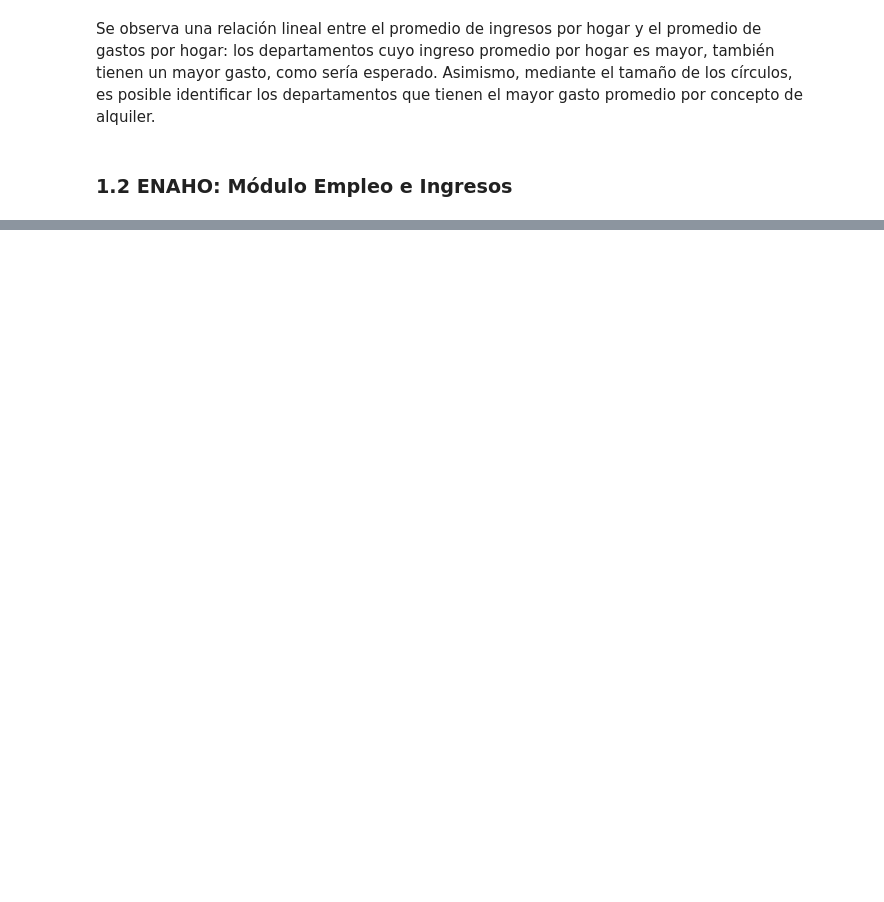
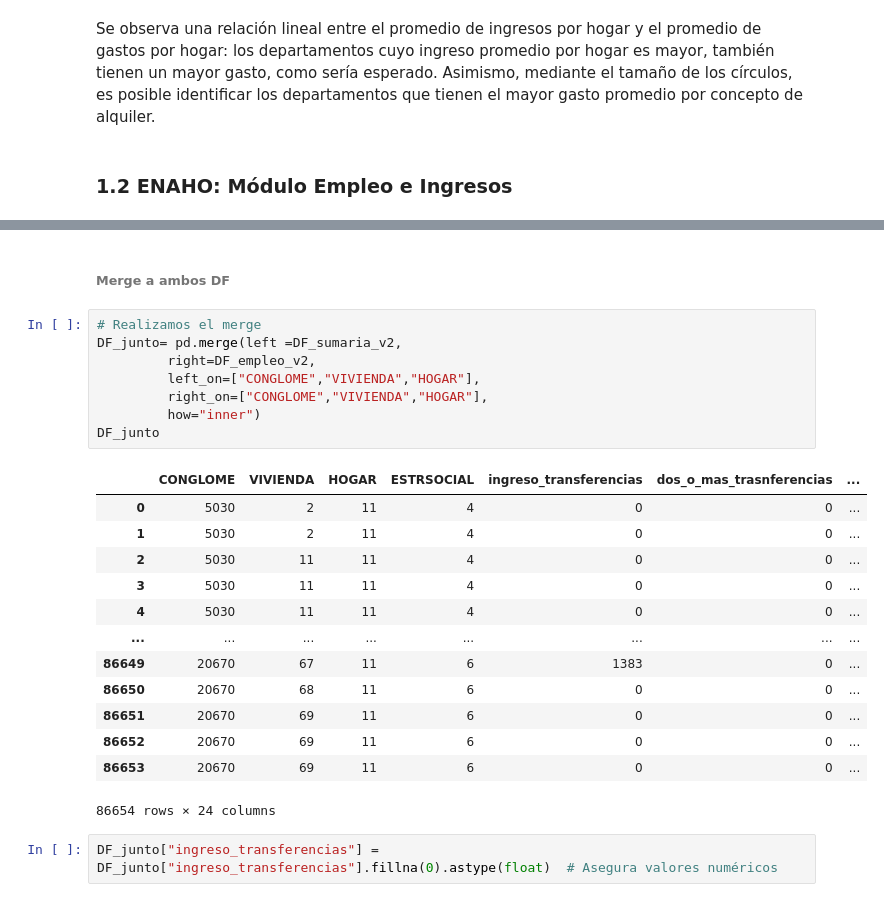
Before and after one commit to AlexandraPJ/QLAB_PYTHON, a Jupyter notebook: Trabajo Final.ipynb, the cells around one changed output, grey strips where cells are left out. Cells and saved outputs as stored; diff of their text form; blank space fills up the shorter version.

```diff
--- a/Trabajo Final.ipynb
+++ b/Trabajo Final.ipynb
@@ -440,0 +485,26 @@ DF_empleo= pd.read_csv("Enaho01a-2023-500.csv", encoding="latin-1", low_memory=F
+# %% [markdown]
+###### Merge a ambos DF
+# %%
+# Realizamos el merge
+DF_junto= pd.merge(left =DF_sumaria_v2,
+         right=DF_empleo_v2,
+         left_on=["CONGLOME","VIVIENDA","HOGAR"],
+         right_on=["CONGLOME","VIVIENDA","HOGAR"],
+         how="inner")
+DF_junto
+# %% [output]
+|  | CONGLOME | VIVIENDA | HOGAR | ESTRSOCIAL | ingreso_transferencias | dos_o_mas_trasnferencias | ... |
+| 0 | 5030 | 2 | 11 | 4 | 0 | 0 | ... |
+| 1 | 5030 | 2 | 11 | 4 | 0 | 0 | ... |
+| 2 | 5030 | 11 | 11 | 4 | 0 | 0 | ... |
+| 3 | 5030 | 11 | 11 | 4 | 0 | 0 | ... |
+| 4 | 5030 | 11 | 11 | 4 | 0 | 0 | ... |
+| ... | ... | ... | ... | ... | ... | ... | ... |
+| 86649 | 20670 | 67 | 11 | 6 | 1383 | 0 | ... |
+| 86650 | 20670 | 68 | 11 | 6 | 0 | 0 | ... |
+| 86651 | 20670 | 69 | 11 | 6 | 0 | 0 | ... |
+| 86652 | 20670 | 69 | 11 | 6 | 0 | 0 | ... |
+| 86653 | 20670 | 69 | 11 | 6 | 0 | 0 | ... |
+86654 rows × 24 columns
+# %%
+DF_junto["ingreso_transferencias"] = DF_junto["ingreso_transferencias"].fillna(0).astype(float)  # Asegura valores numéricos
```
Also changed, not shown: parts of 39 cells of this notebook.
